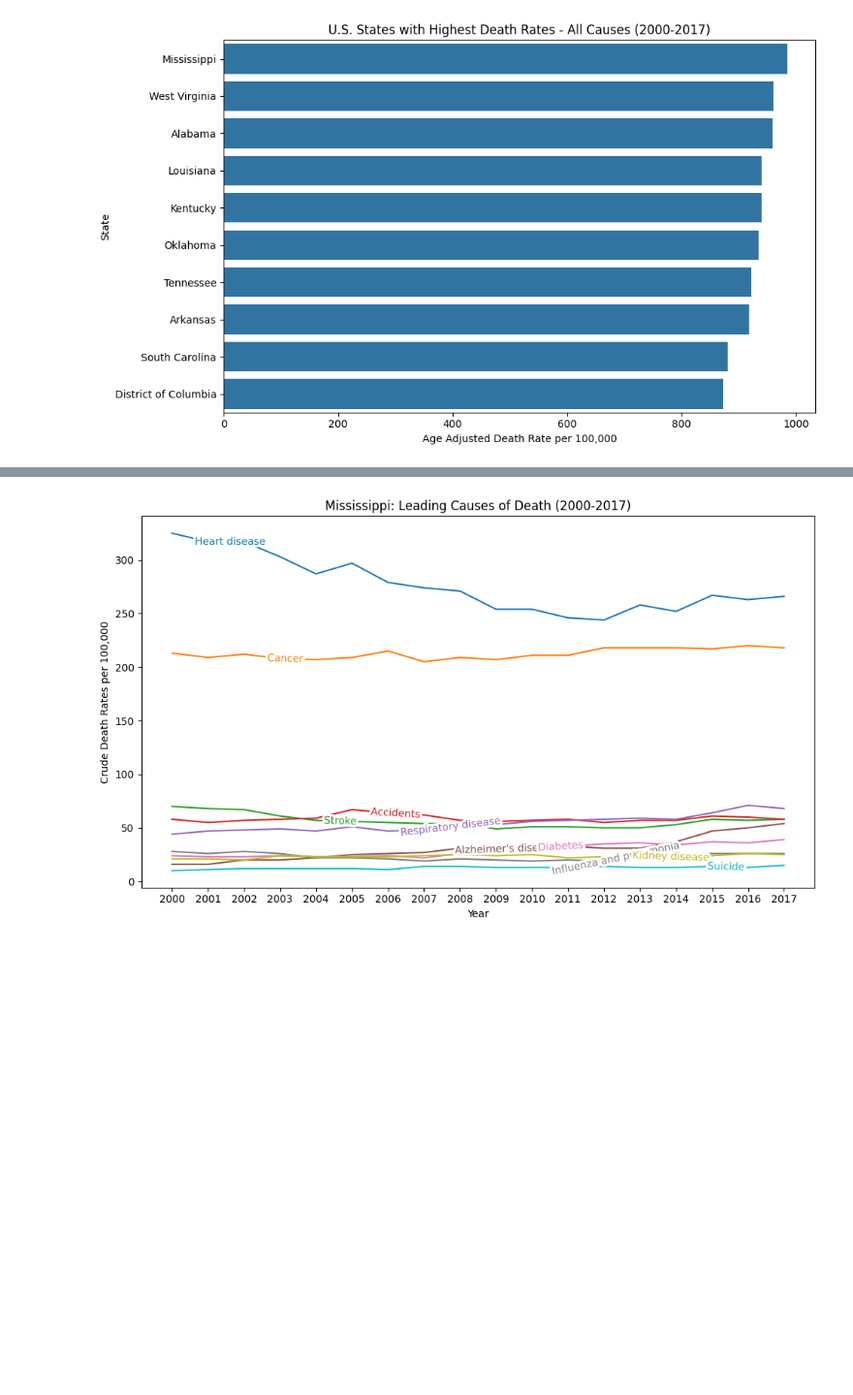
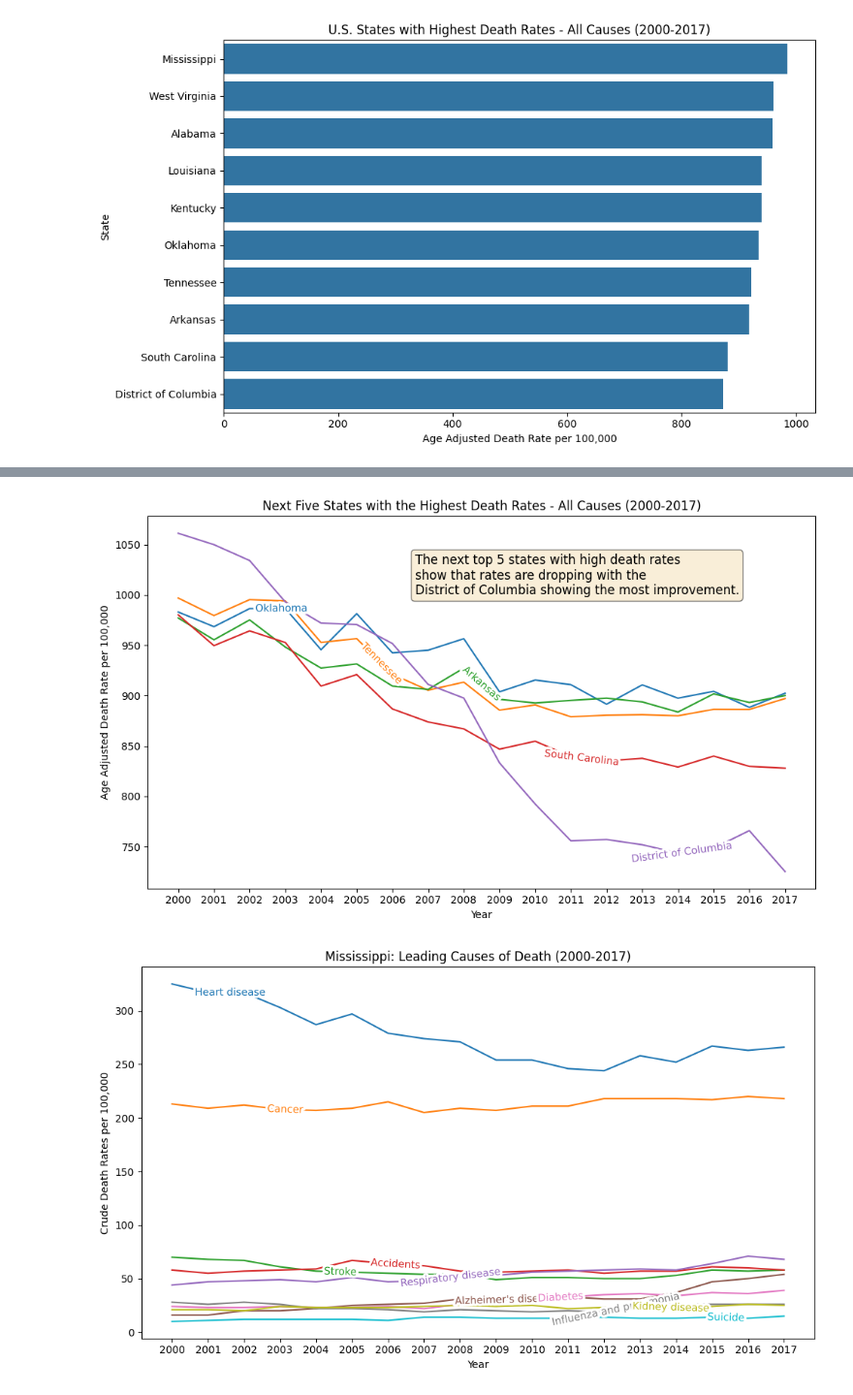
Before and after one commit to wwwinters/MSDS-670-Final-Project, a Jupyter notebook: src/WileyWinters_finalProject.ipynb, the cells around one changed output, grey strips where cells are left out. Shown at 97% size. Cells and saved outputs as stored; diff of their text form; code cells hidden in the pictures; blank space fills up the shorter version.

```diff
--- a/src/WileyWinters_finalProject.ipynb
+++ b/src/WileyWinters_finalProject.ipynb
@@ -337,3 +367,28 @@ fig.savefig('../images/topDeathRateLine.png', bbox_inches='tight', dpi=300)
+# %%
+# Plot next 5 states
+all_causes = all_df[all_df.cause_name == 'All causes']
+fig, ax = plt.subplots(figsize=(10,6))
+ax.set(xlabel='Year', ylabel='Age Adjusted Death Rate per 100,000',
+       title='Next Five States with the Highest Death Rates - '\
+              'All Causes (2000-2017)')
+ax.xaxis.set_ticks(np.arange(2000, 2018, 1))
+text1 = '\n'.join(('The next top 5 states with high death rates',
+                   'show that rates are dropping with the',
+                   'District of Columbia showing the most improvement.'))
+
+# Loop through top 5 states
+for state in bottom5:
+    name = all_causes[all_causes.state == state].groupby('year'). \
+           agg({'age_adjusted': 'mean'}).reset_index()
+    p = sns.lineplot(data=name, x='year', y='age_adjusted', ci=None, label=state)
+ax.text(0.4, 0.9, text1, transform=ax.transAxes, fontsize=12,
+        verticalalignment='top', bbox=props)
+ax.get_legend().remove()
+labelLines(ax.get_lines())
+plt.show()
+fig.savefig('../images/next5DeathRateLine.png', bbox_inches='tight', dpi=300)
+# %% [output]
+[figure, added]
 # %%
 causes = ['Heart disease', 'Cancer', 'Stroke', 'Accidents', 'Respiratory disease',
           'Alzheimer\'s disease', 'Diabetes', 'Influenza and pneumonia',
```
Also changed, not shown: parts of 6 cells of this notebook, 17 other files.
